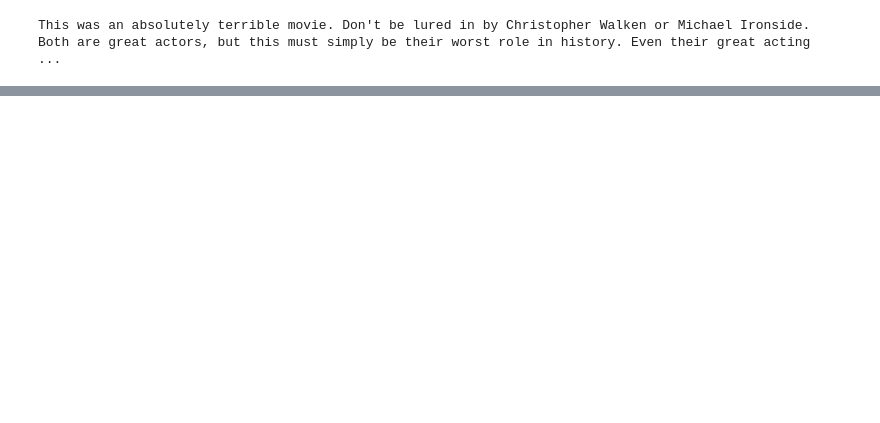
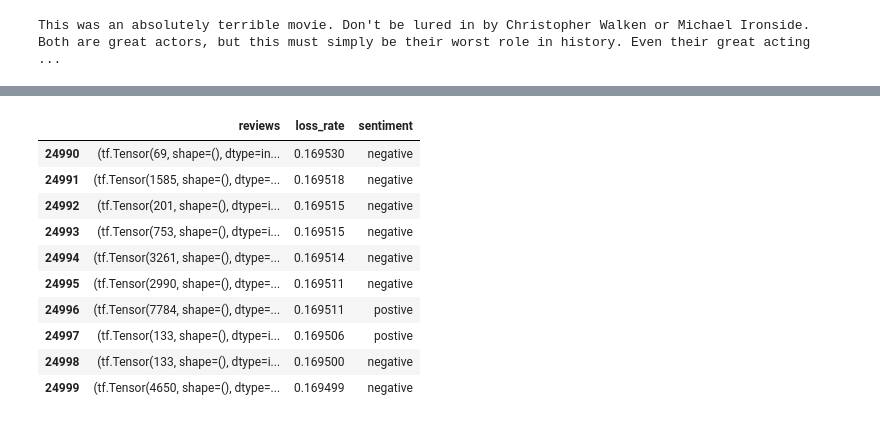
Before and after one commit to NAVSmith/DL_pipelines, a Jupyter notebook: nlp_pipeline.ipynb, the cells around one changed output, grey strips where cells are left out. Saved outputs shown, nothing was run; the diff lists cells and outputs as text; code cells hidden in the pictures; blank space fills up the shorter version.

```diff
--- a/nlp_pipeline.ipynb
+++ b/nlp_pipeline.ipynb
@@ -269,0 +394,14 @@ loss, accuracy
+# %%
+df.tail(10)
+# %% [output]
+|  | reviews | loss_rate | sentiment |
+| 24990 | (tf.Tensor(69, shape=(), dtype=in... | 0.169530 | negative |
+| 24991 | (tf.Tensor(1585, shape=(), dtype=... | 0.169518 | negative |
+| 24992 | (tf.Tensor(201, shape=(), dtype=i... | 0.169515 | negative |
+| 24993 | (tf.Tensor(753, shape=(), dtype=i... | 0.169515 | negative |
+| 24994 | (tf.Tensor(3261, shape=(), dtype=... | 0.169514 | negative |
+| 24995 | (tf.Tensor(2990, shape=(), dtype=... | 0.169511 | negative |
+| 24996 | (tf.Tensor(7784, shape=(), dtype=... | 0.169511 | postive |
+| 24997 | (tf.Tensor(133, shape=(), dtype=i... | 0.169506 | postive |
+| 24998 | (tf.Tensor(133, shape=(), dtype=i... | 0.169500 | negative |
+| 24999 | (tf.Tensor(4650, shape=(), dtype=... | 0.169499 | negative |
```
Also changed, not shown: parts of 28 cells of this notebook, 1 other file.
